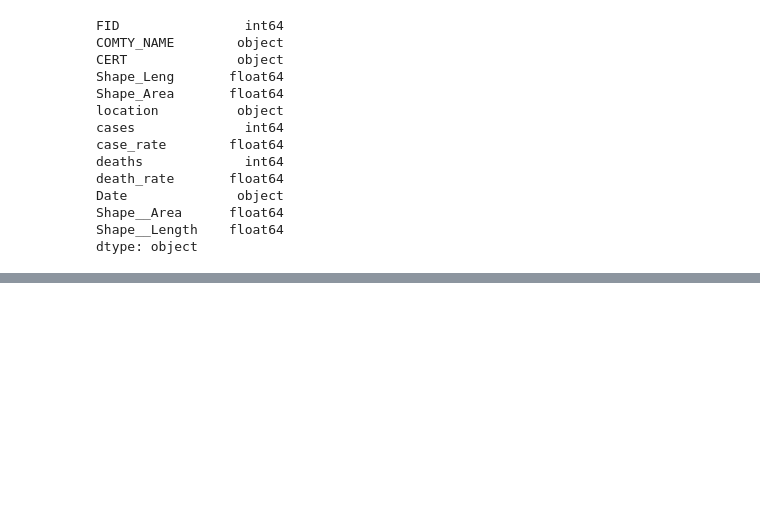
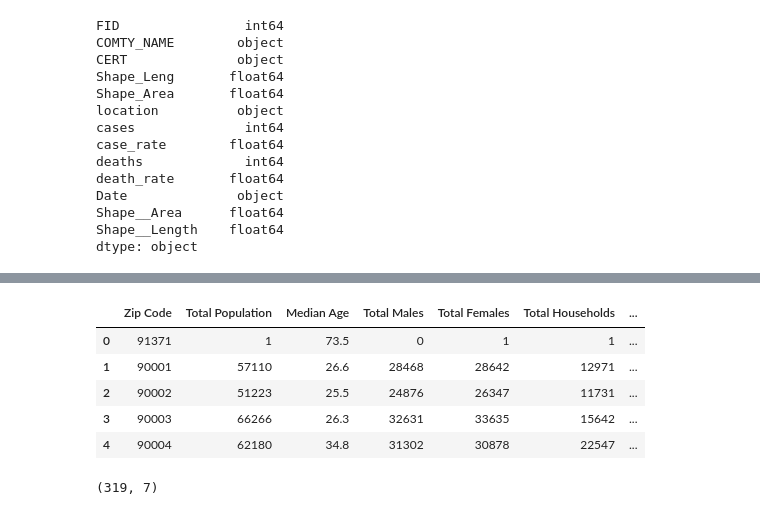
Before and after one commit to salma71/COVID_-LA, a Jupyter notebook: data_expolration.ipynb, the cells around one changed output, grey strips where cells are left out. Drawn from its saved outputs; the diff is of its cells as text; code cells hidden in the pictures; blank space fills up the shorter version.

Commit message:
add census population

```diff
--- a/data_expolration.ipynb
+++ b/data_expolration.ipynb
@@ -127,3 +127,12 @@ display(by_neighbour.corr(method='pearson'))
 | death_rate | -0.11 | -0.10 | -0.06 | 0.26 | 0.72 | 0.61 | 1.00 | -0.06 | -0.10 |
 | Shape__Area | -0.54 | 0.91 | 1.00 | 0.27 | -0.16 | 0.20 | -0.06 | 1.00 | 0.91 |
 | Shape__Length | -0.50 | 1.00 | 0.91 | 0.30 | -0.17 | 0.18 | -0.10 | 0.91 | 1.00 |
+# %%
+# url_1 = 'https://data.chhs.ca.gov/dataset/6882c390-b2d7-4b9a-aefa-2068cee63e47/resource/6cd8d424-dfaa-4bdd-9410-a3d656e1176e/download/covid19data.csv'
+# url_2 = 'https://raw.githubusercontent.com/salma71/COVID_LA/salma/datasets/COVID19_by_Neighborhood.csv'
+url_3 = 'https://lahub.maps.arcgis.com/sharing/rest/content/items/158dab4a07b04ecb8d47fea1746303ac/data'
+set_option('display.max_columns', None)
+# df = pd.concat(map(pd.read_csv, [url_1, url_2, url_3]))
+testing  = pd.read_csv(url_3)
+display(testing.head())
+testing.shape
@@ -129,0 +169,13 @@ display(by_neighbour.corr(method='pearson'))
+# %%
+url_5 = 'https://raw.githubusercontent.com/salma71/COVID_LA/salma/datasets/2010_Census_Populations_by_Zip_Code.csv'
+census_pop = pd.read_csv(url_5)
+display(census_pop.head())
+census_pop.shape
+# %% [output]
+|  | Zip Code | Total Population | Median Age | Total Males | Total Females | Total Households | ... |
+| 0 | 91371 | 1 | 73.5 | 0 | 1 | 1 | ... |
+| 1 | 90001 | 57110 | 26.6 | 28468 | 28642 | 12971 | ... |
+| 2 | 90002 | 51223 | 25.5 | 24876 | 26347 | 11731 | ... |
+| 3 | 90003 | 66266 | 26.3 | 32631 | 33635 | 15642 | ... |
+| 4 | 90004 | 62180 | 34.8 | 31302 | 30878 | 22547 | ... |
+(319, 7)
```
Also changed, not shown: parts of 4 cells of this notebook.
